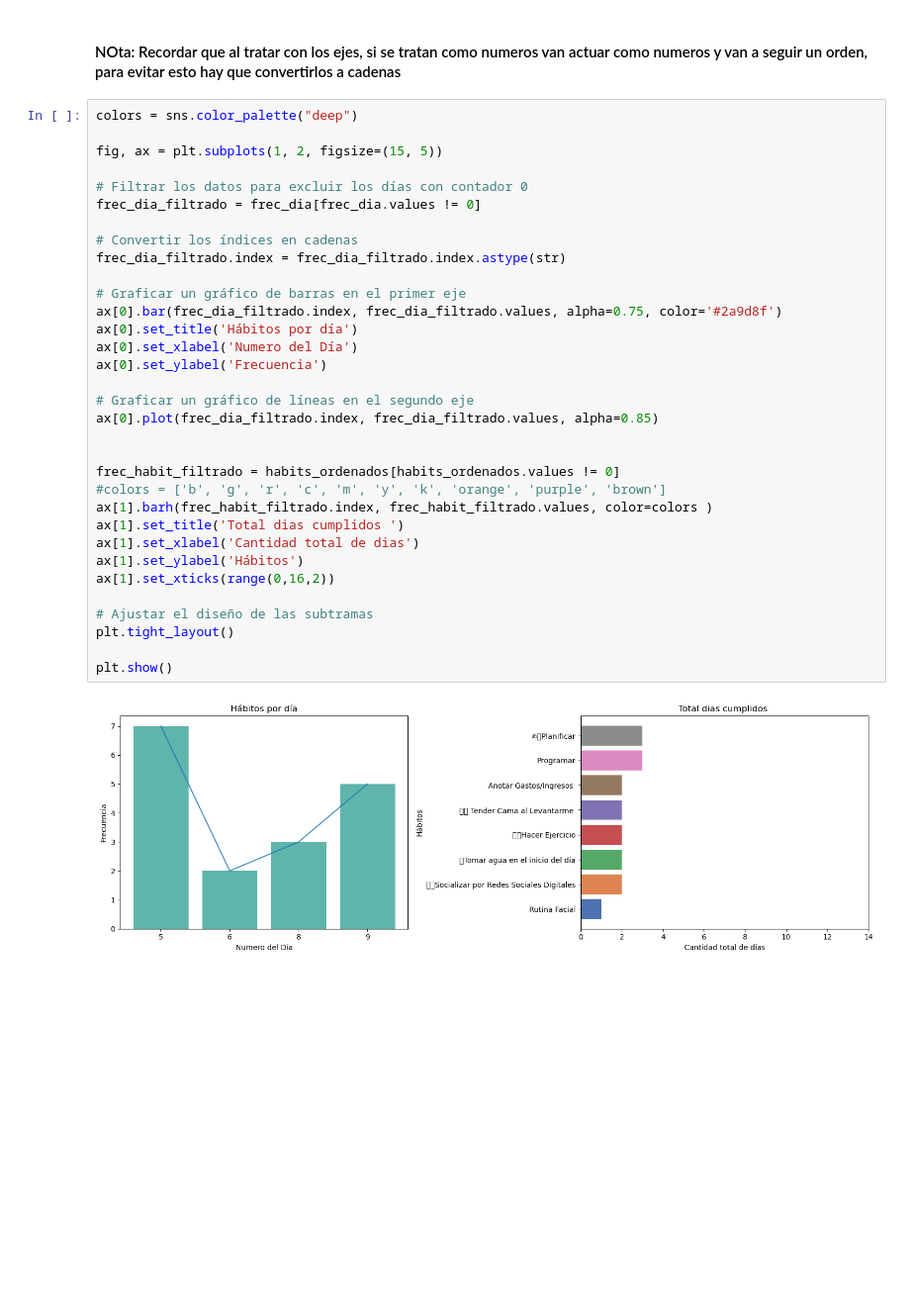
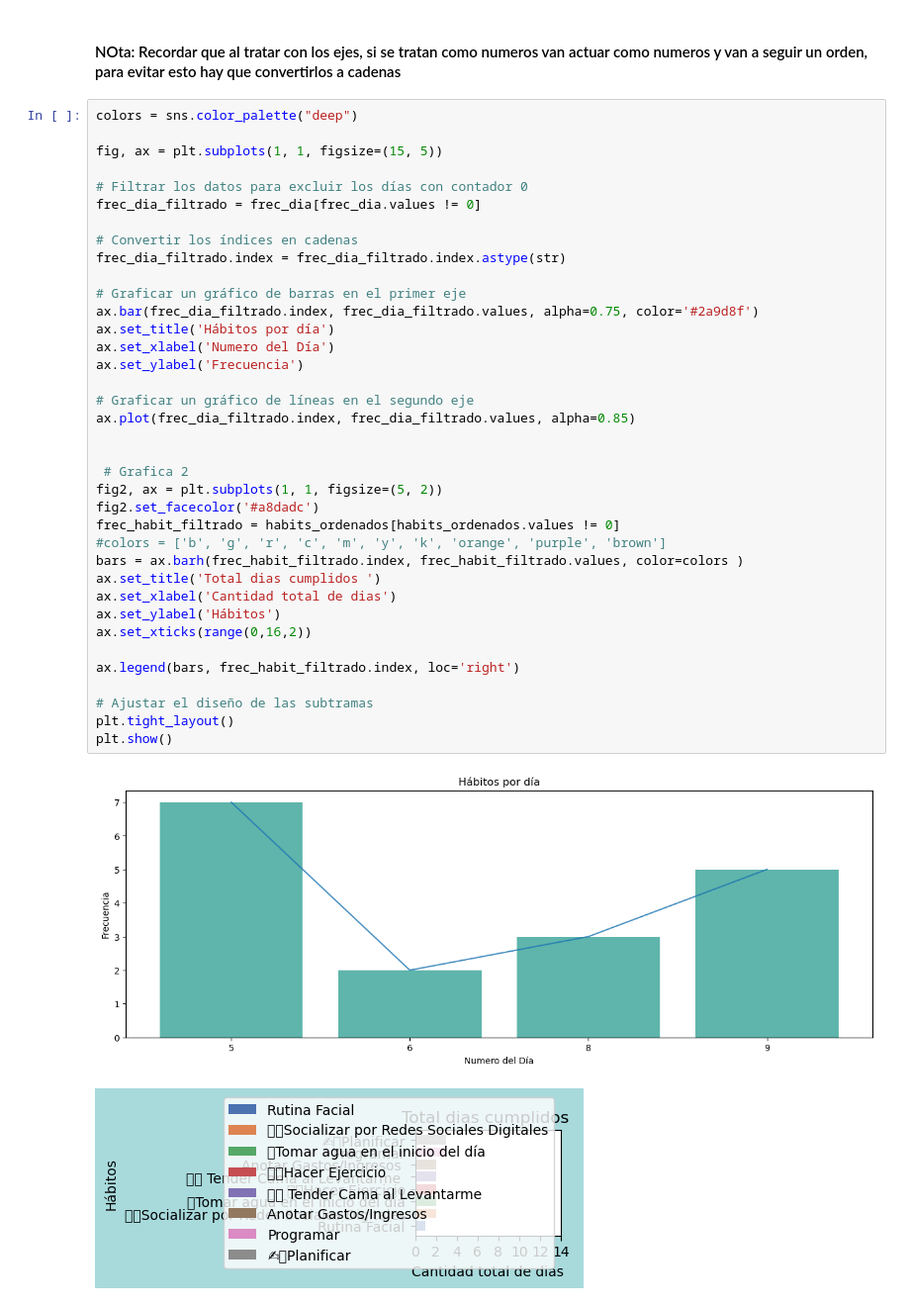
Before and after one commit to rdanbaro/Diamond-Analyzer, a Jupyter notebook: src/analysis/modulo_ds.ipynb, the cells around one changed output. Shown at 99% size. Saved outputs shown, nothing was run; the diff lists cells and outputs as text; blank space fills up the shorter version.

Commit message:
vista habitos implementada (sin maquillar)

```diff
--- a/src/analysis/modulo_ds.ipynb
+++ b/src/analysis/modulo_ds.ipynb
@@ -166,35 +158,40 @@ habits_porcent
 # %%
 colors = sns.color_palette("deep")
 
-fig, ax = plt.subplots(1, 2, figsize=(15, 5))
+fig, ax = plt.subplots(1, 1, figsize=(15, 5))
 
 # Filtrar los datos para excluir los días con contador 0
 frec_dia_filtrado = frec_dia[frec_dia.values != 0]
 
 # Convertir los índices en cadenas
 frec_dia_filtrado.index = frec_dia_filtrado.index.astype(str)
 
 # Graficar un gráfico de barras en el primer eje
-ax[0].bar(frec_dia_filtrado.index, frec_dia_filtrado.values, alpha=0.75, color='#2a9d8f')
-ax[0].set_title('Hábitos por día')
-ax[0].set_xlabel('Numero del Día')
-ax[0].set_ylabel('Frecuencia')
+ax.bar(frec_dia_filtrado.index, frec_dia_filtrado.values, alpha=0.75, color='#2a9d8f')
+ax.set_title('Hábitos por día')
+ax.set_xlabel('Numero del Día')
+ax.set_ylabel('Frecuencia')
 
 # Graficar un gráfico de líneas en el segundo eje
-ax[0].plot(frec_dia_filtrado.index, frec_dia_filtrado.values, alpha=0.85)
+ax.plot(frec_dia_filtrado.index, frec_dia_filtrado.values, alpha=0.85)
 
 
+ # Grafica 2
+fig2, ax = plt.subplots(1, 1, figsize=(5, 2))
+fig2.set_facecolor('#a8dadc')
 frec_habit_filtrado = habits_ordenados[habits_ordenados.values != 0]
 #colors = ['b', 'g', 'r', 'c', 'm', 'y', 'k', 'orange', 'purple', 'brown']
-ax[1].barh(frec_habit_filtrado.index, frec_habit_filtrado.values, color=colors )
-ax[1].set_title('Total dias cumplidos ')
-ax[1].set_xlabel('Cantidad total de dias')
-ax[1].set_ylabel('Hábitos')
-ax[1].set_xticks(range(0,16,2))
+bars = ax.barh(frec_habit_filtrado.index, frec_habit_filtrado.values, color=colors )
+ax.set_title('Total dias cumplidos ')
+ax.set_xlabel('Cantidad total de dias')
+ax.set_ylabel('Hábitos')
+ax.set_xticks(range(0,16,2))
+
+ax.legend(bars, frec_habit_filtrado.index, loc='right')
 
 # Ajustar el diseño de las subtramas
 plt.tight_layout()
-
 plt.show()
 # %% [output]
-[figure, old version]
+[figure, new version]
+[figure, added]
```
Also changed, not shown: parts of 2 cells of this notebook, 4 other files.
